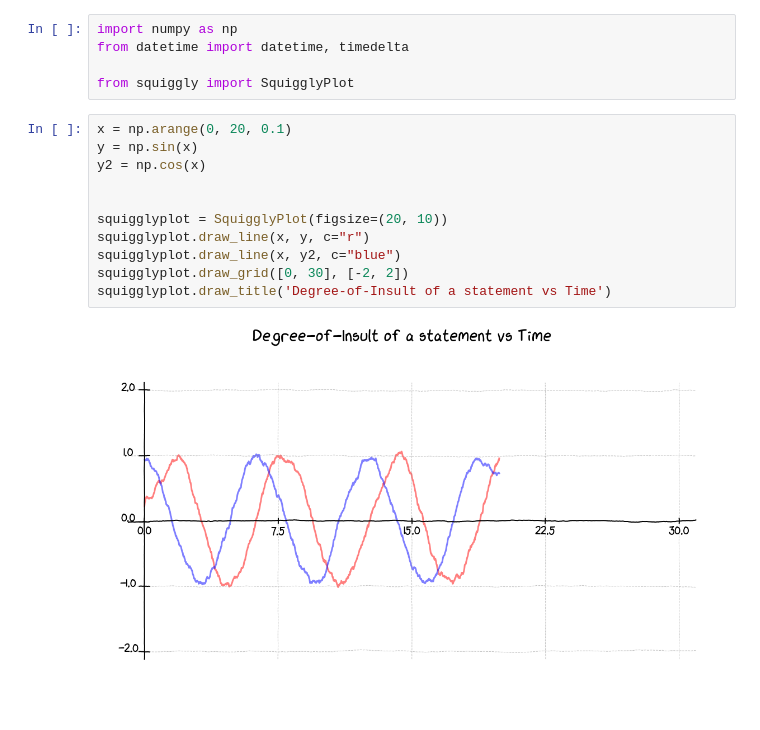
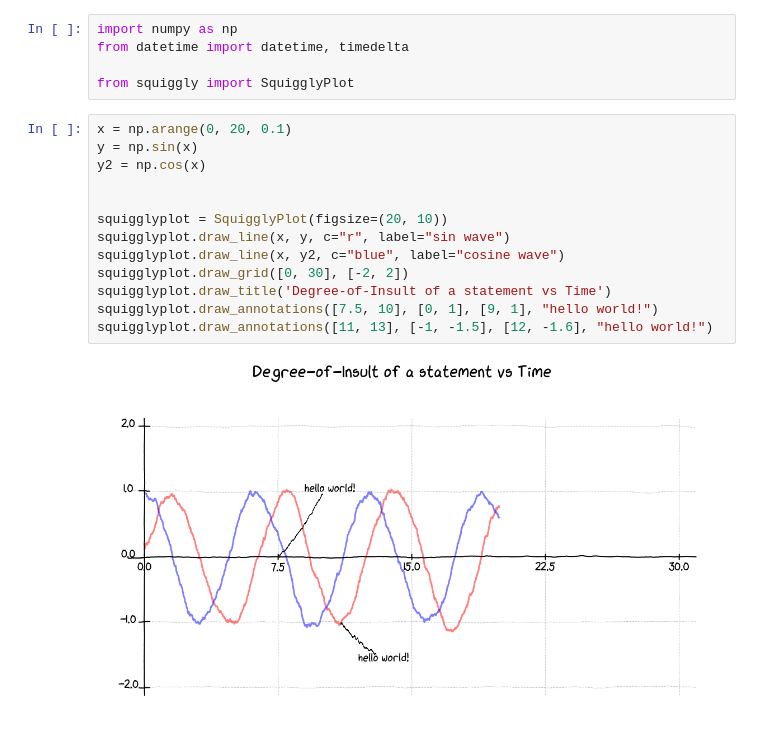
Before and after one commit to nuwandavek/squigglylines, a Jupyter notebook: squiggly.ipynb, the cells around one changed output. Drawn from its saved outputs; the diff is of its cells as text.

Commit message:
Add annotations

```diff
--- a/squiggly.ipynb
+++ b/squiggly.ipynb
@@ -9,16 +9,18 @@ from squiggly import SquigglyPlot
 # %%
 x = np.arange(0, 20, 0.1)
 y = np.sin(x)
 y2 = np.cos(x)
 
 
 squigglyplot = SquigglyPlot(figsize=(20, 10))
-squigglyplot.draw_line(x, y, c="r")
-squigglyplot.draw_line(x, y2, c="blue")
+squigglyplot.draw_line(x, y, c="r", label="sin wave")
+squigglyplot.draw_line(x, y2, c="blue", label="cosine wave")
 squigglyplot.draw_grid([0, 30], [-2, 2])
 squigglyplot.draw_title('Degree-of-Insult of a statement vs Time')
+squigglyplot.draw_annotations([7.5, 10], [0, 1], [9, 1], "hello world!")
+squigglyplot.draw_annotations([11, 13], [-1, -1.5], [12, -1.6], "hello world!")
 # %% [output]
-[figure, old version]
+[figure, new version]
 # %%
 x = np.arange(datetime(1985,7,1), datetime(2015,7,1), timedelta(days=10)).astype(datetime)
 y = np.sin([p.timestamp() * 10 / x[0].timestamp() for p in x])
```
Also changed, not shown: parts of 2 cells of this notebook, 1 other file.
